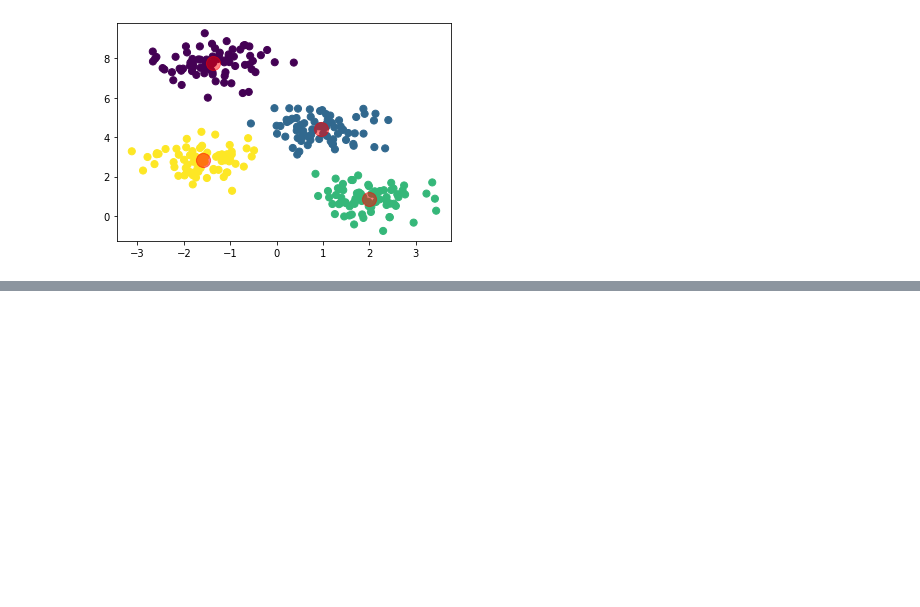
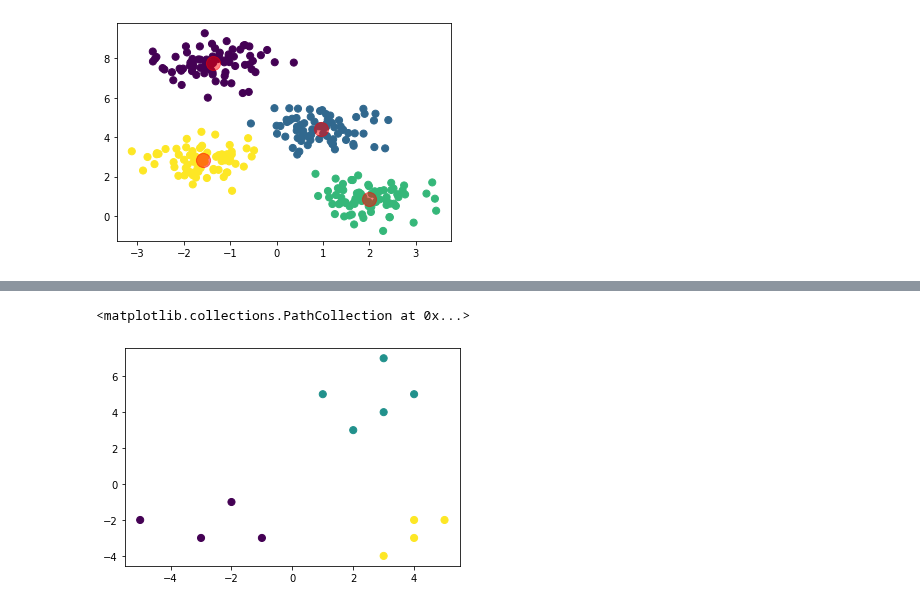
Before and after one commit to anidec25/Linear-Regression, a Jupyter notebook: k-means/kmeans.ipynb, the cells around one changed output, grey strips where cells are left out. Drawn from its saved outputs; the diff is of its cells as text; code cells hidden in the pictures; blank space fills up the shorter version.

```diff
--- a/k-means/kmeans.ipynb
+++ b/k-means/kmeans.ipynb
@@ -79,0 +116,4 @@ plt.scatter(centers[:,0], centers[:,1], c='red', s = 200, alpha = 0.5)
+# %%
+kmeans = KMeans(n_clusters = 3)
+kmeans.fit(data)
+y_kmeans = kmeans.predict(data)
@@ -79,0 +124,5 @@ plt.scatter(centers[:,0], centers[:,1], c='red', s = 200, alpha = 0.5)
+# %%
+plt.scatter(x, y, c= y_kmeans,s = 50)
+# %% [output]
+<matplotlib.collections.PathCollection at 0x...>
+[figure, added]
```
Also changed, not shown: parts of 4 cells of this notebook.
